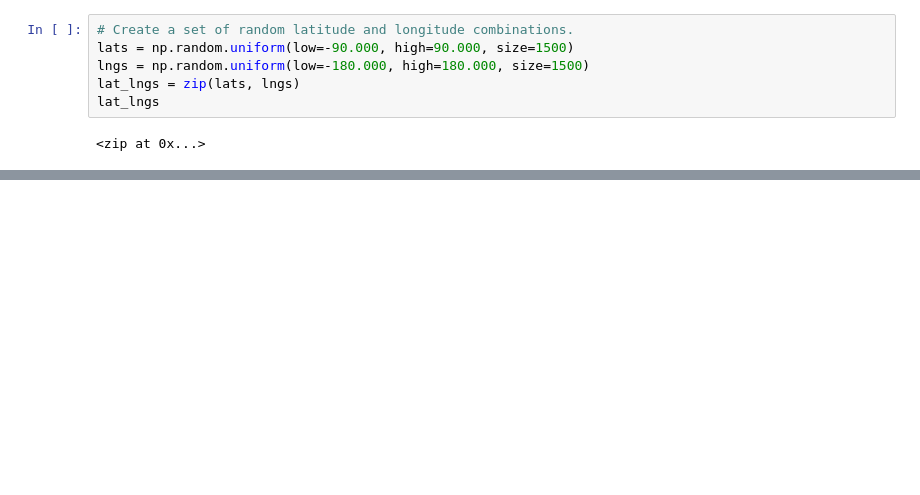
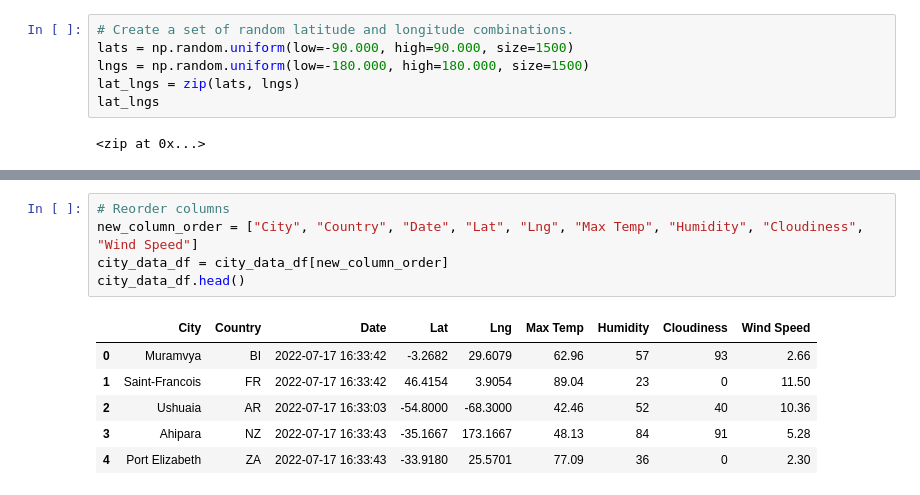
Before and after one commit to jrpillai/World_Weather_Analysis1, a Jupyter notebook: WeatherPy.ipynb, the cells around one changed output, grey strips where cells are left out. Saved outputs shown, nothing was run; the diff lists cells and outputs as text; blank space fills up the shorter version.

```diff
--- a/WeatherPy.ipynb
+++ b/WeatherPy.ipynb
@@ -31,0 +192,12 @@ for coordinate in coordinates:
+# %%
+# Reorder columns
+new_column_order = ["City", "Country", "Date", "Lat", "Lng", "Max Temp", "Humidity", "Cloudiness", "Wind Speed"]
+city_data_df = city_data_df[new_column_order]
+city_data_df.head()
+# %% [output]
+|  | City | Country | Date | Lat | Lng | Max Temp | Humidity | Cloudiness | Wind Speed |
+| 0 | Muramvya | BI | 2022-07-17 16:33:42 | -3.2682 | 29.6079 | 62.96 | 57 | 93 | 2.66 |
+| 1 | Saint-Francois | FR | 2022-07-17 16:33:42 | 46.4154 | 3.9054 | 89.04 | 23 | 0 | 11.50 |
+| 2 | Ushuaia | AR | 2022-07-17 16:33:03 | -54.8000 | -68.3000 | 42.46 | 52 | 40 | 10.36 |
+| 3 | Ahipara | NZ | 2022-07-17 16:33:43 | -35.1667 | 173.1667 | 48.13 | 84 | 91 | 5.28 |
+| 4 | Port Elizabeth | ZA | 2022-07-17 16:33:43 | -33.9180 | 25.5701 | 77.09 | 36 | 0 | 2.30 |
```
Also changed, not shown: parts of 11 cells of this notebook, 2 other files.
